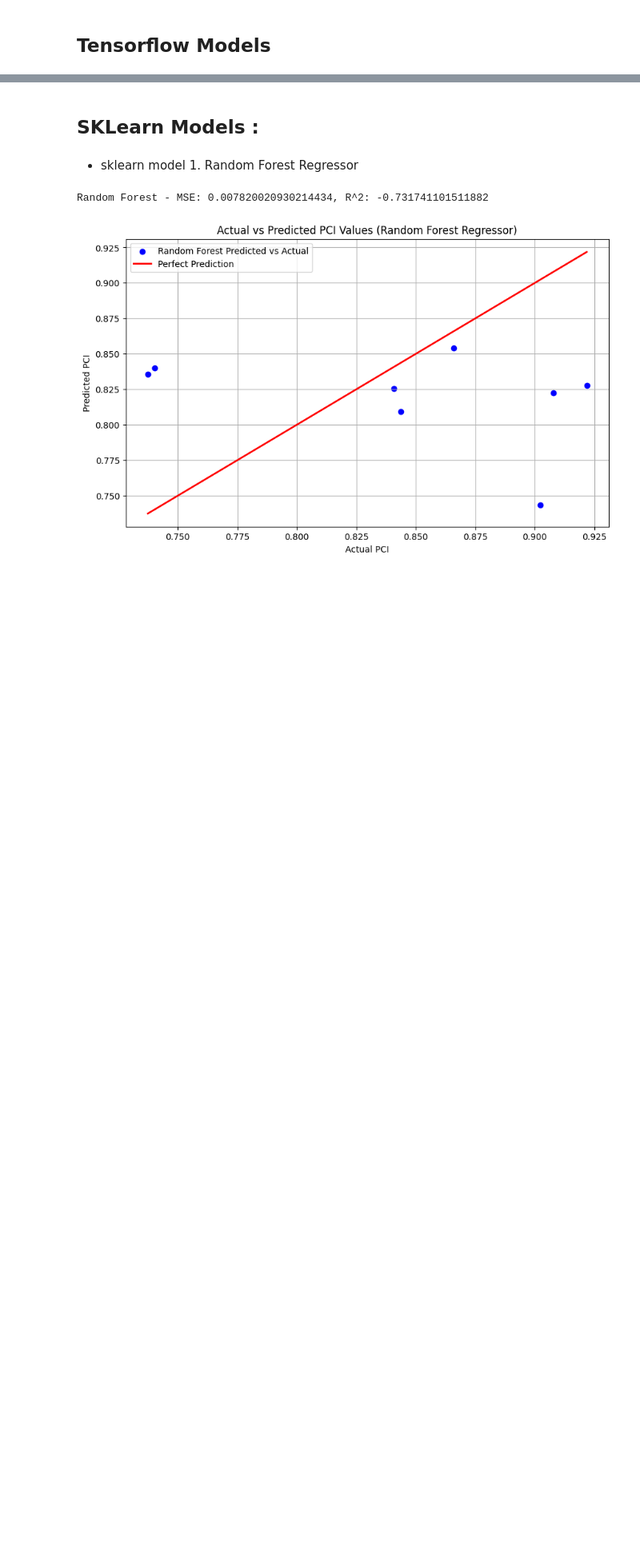
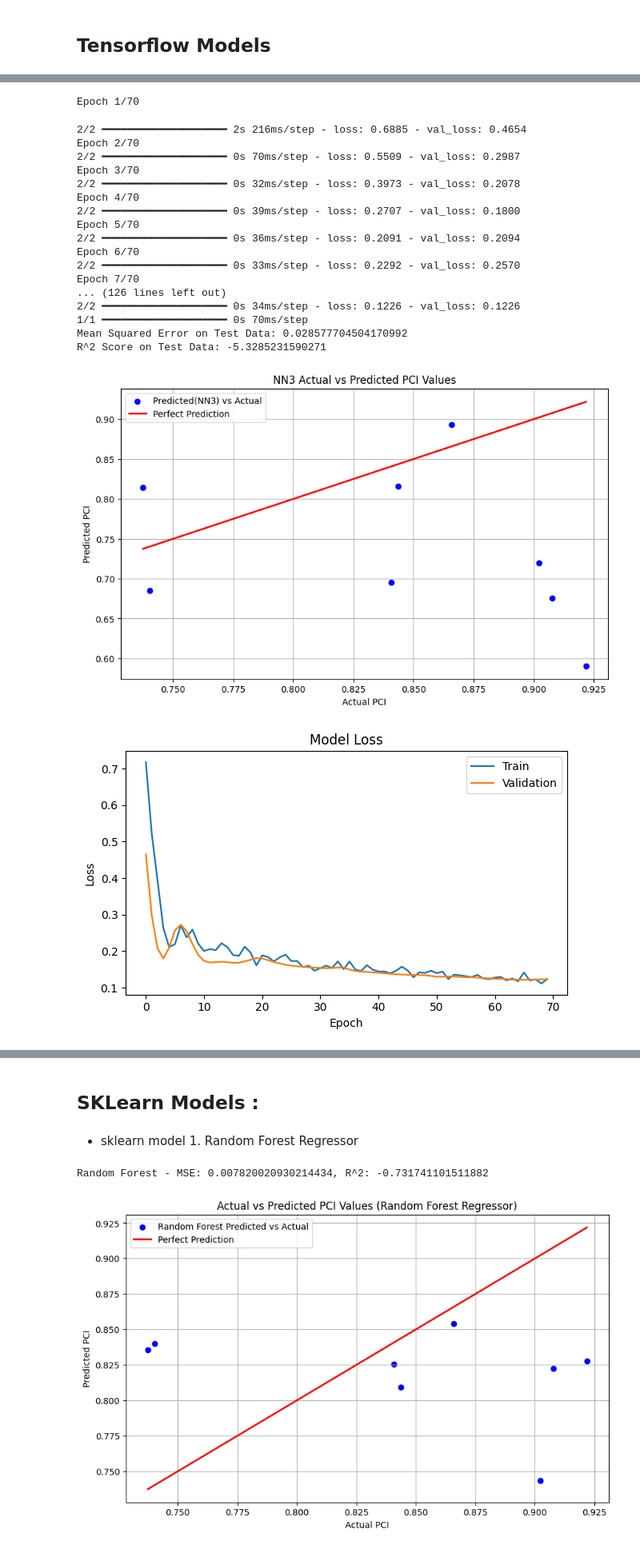
Before and after one commit to nexiouscaliver/pavement-condition-prediction, a Jupyter notebook: notebooks/trail-error.ipynb, the cells around one changed output, grey strips where cells are left out. Shown at 80% size. Drawn from its saved outputs; the diff is of its cells as text; code cells hidden in the pictures; blank space fills up the shorter version.

```diff
--- a/notebooks/trail-error.ipynb
+++ b/notebooks/trail-error.ipynb
@@ -23,0 +186,74 @@ y_test = pd.read_csv(r'../datasets/hy_test.csv')
+# %%
+%%time
+model3 = Sequential([
+    Dense(units=128, activation='relu', input_shape=(X_train.shape[1],), kernel_regularizer=l2(0.001)),
+    Dropout(0.3),  # Dropout layer to prevent overfitting
+    Dense(units=64, activation='relu', kernel_regularizer=l2(0.001)),
+    Dropout(0.3),  # Another Dropout layer
+    Dense(units=32, activation='relu', kernel_regularizer=l2(0.001)),
+    Dense(units=1, activation='linear')
+])
+
+# Compile the model3
+model3.compile(optimizer='adam', loss='mean_squared_error')
+
+# Early stopping callback to prevent overfitting
+early_stopping = EarlyStopping(monitor='val_loss', patience=10, restore_best_weights=True)
+
+# Train the model3 with early stopping
+history = model3.fit(X_train, y_train, epochs=70, batch_size=16, validation_split=0.2, verbose=1, callbacks=[early_stopping])
+
+# Predict on the test set
+y_pred_nn3 = model3.predict(X_test)
+
+# Evaluate the model3
+mse_nn3 = mean_squared_error(y_test, y_pred_nn3)
+r2_nn3 = r2_score(y_test, y_pred_nn3)
+print(f'Mean Squared Error on Test Data: {mse_nn3}')
+print(f'R^2 Score on Test Data: {r2_nn3}')
+
+# Plot the actual vs predicted values
+plt.figure(figsize=(10, 6))
+plt.scatter(y_test, y_pred_nn3, color='blue', label='Predicted(NN3) vs Actual')
+plt.plot([y_test.min(), y_test.max()], [y_test.min(), y_test.max()], color='red', lw=2, label='Perfect Prediction')
+plt.title('NN3 Actual vs Predicted PCI Values')
+plt.xlabel('Actual PCI')
+plt.ylabel('Predicted PCI')
+plt.legend()
+plt.grid(True)
+plt.show()
+
+plt.figure(figsize=(12, 4))
+
+plt.subplot(1, 2, 1)
+plt.plot(history.history['loss'])
+plt.plot(history.history['val_loss'])
+plt.title('Model Loss')
+plt.xlabel('Epoch')
+plt.ylabel('Loss')
+plt.legend(['Train', 'Validation'], loc='upper right')
+
+
+plt.tight_layout()
+plt.show()
+# %% [output]
+Epoch 1/70
+2/2 ━━━━━━━━━━━━━━━━━━━━ 2s 216ms/step - loss: 0.6885 - val_loss: 0.4654
+Epoch 2/70
+2/2 ━━━━━━━━━━━━━━━━━━━━ 0s 70ms/step - loss: 0.5509 - val_loss: 0.2987
+Epoch 3/70
+2/2 ━━━━━━━━━━━━━━━━━━━━ 0s 32ms/step - loss: 0.3973 - val_loss: 0.2078
+Epoch 4/70
+2/2 ━━━━━━━━━━━━━━━━━━━━ 0s 39ms/step - loss: 0.2707 - val_loss: 0.1800
+Epoch 5/70
+2/2 ━━━━━━━━━━━━━━━━━━━━ 0s 36ms/step - loss: 0.2091 - val_loss: 0.2094
+Epoch 6/70
+2/2 ━━━━━━━━━━━━━━━━━━━━ 0s 33ms/step - loss: 0.2292 - val_loss: 0.2570
+Epoch 7/70
+... (126 lines left out)
+2/2 ━━━━━━━━━━━━━━━━━━━━ 0s 34ms/step - loss: 0.1226 - val_loss: 0.1226
+1/1 ━━━━━━━━━━━━━━━━━━━━ 0s 70ms/step
+Mean Squared Error on Test Data: 0.028577704504170992
+R^2 Score on Test Data: -5.3285231590271
+[figure, added]
+[figure, added]
```
Also changed, not shown: parts of 12 cells of this notebook.
